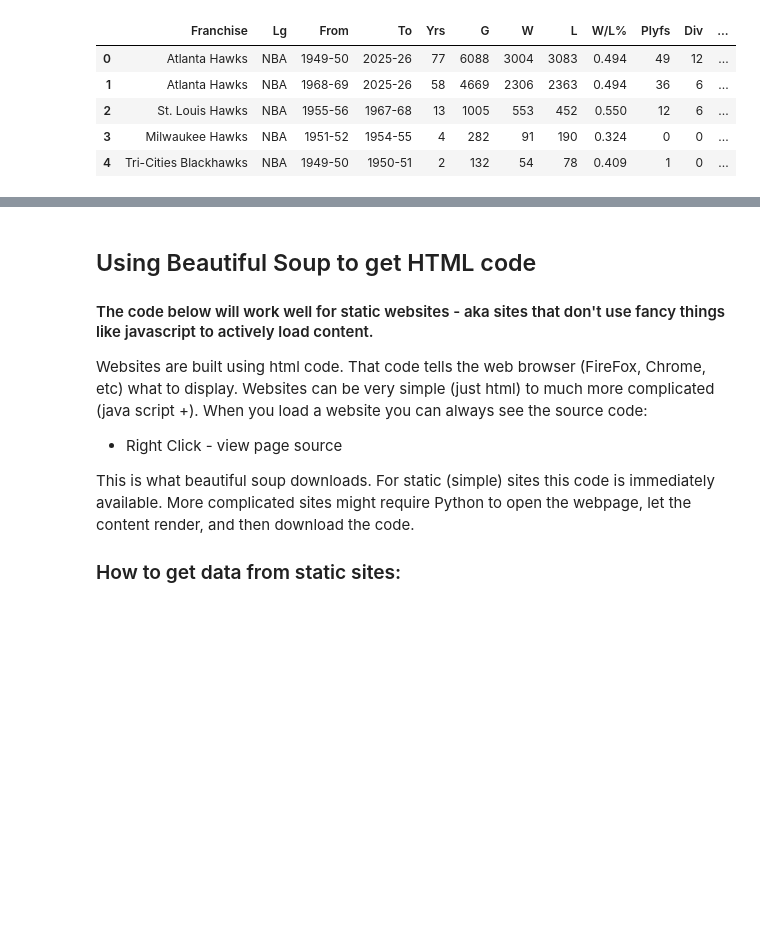
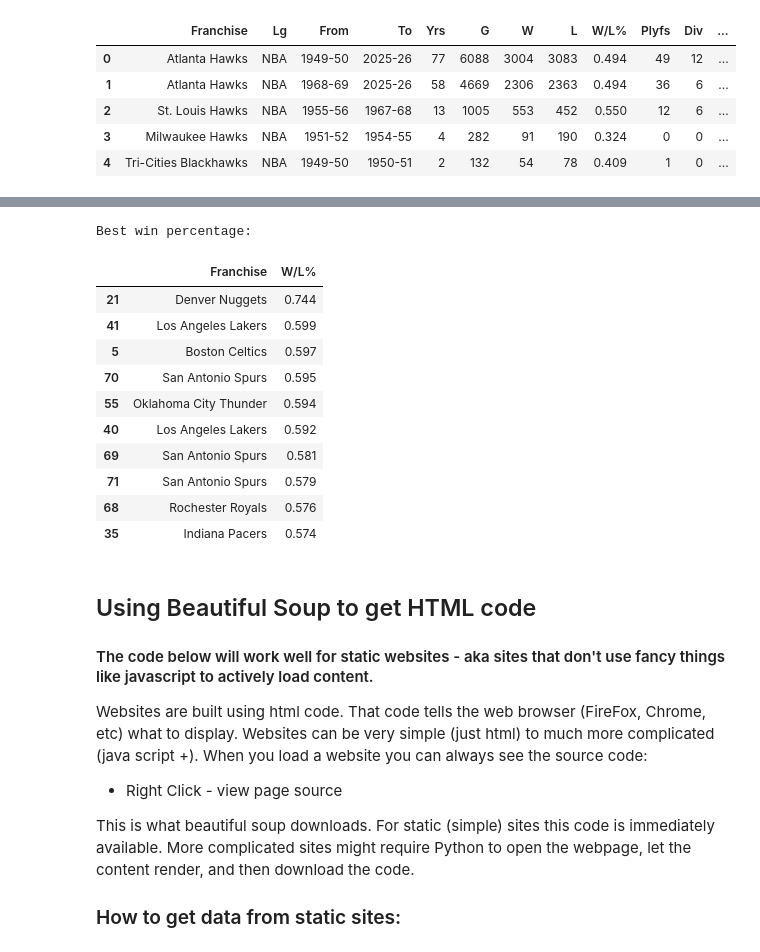
Before and after one commit to roryhuck/PythonProgramming, a Jupyter notebook: Day17/HwPractice17.ipynb, the cells around one changed output, grey strips where cells are left out. Cells and saved outputs as stored; diff of their text form; code cells hidden in the pictures; blank space fills up the shorter version.

```diff
--- a/Day17/HwPractice17.ipynb
+++ b/Day17/HwPractice17.ipynb
@@ -229,3 +276,22 @@ teams.head()
+# %%
+# which teams have the best percentage of wins
+top_pct = teams.sort_values('W/L%', ascending=False).head(10)
+
+print("Best win percentage:")
+display(top_pct[['Franchise','W/L%']])
+# %% [output]
+Best win percentage:
+|  | Franchise | W/L% |
+| 21 | Denver Nuggets | 0.744 |
+| 41 | Los Angeles Lakers | 0.599 |
+| 5 | Boston Celtics | 0.597 |
+| 70 | San Antonio Spurs | 0.595 |
+| 55 | Oklahoma City Thunder | 0.594 |
+| 40 | Los Angeles Lakers | 0.592 |
+| 69 | San Antonio Spurs | 0.581 |
+| 71 | San Antonio Spurs | 0.579 |
+| 68 | Rochester Royals | 0.576 |
+| 35 | Indiana Pacers | 0.574 |
 # %% [markdown]
 ## Using Beautiful Soup to get HTML code
 
```
Also changed, not shown: parts of 17 cells of this notebook, 2 other files.
